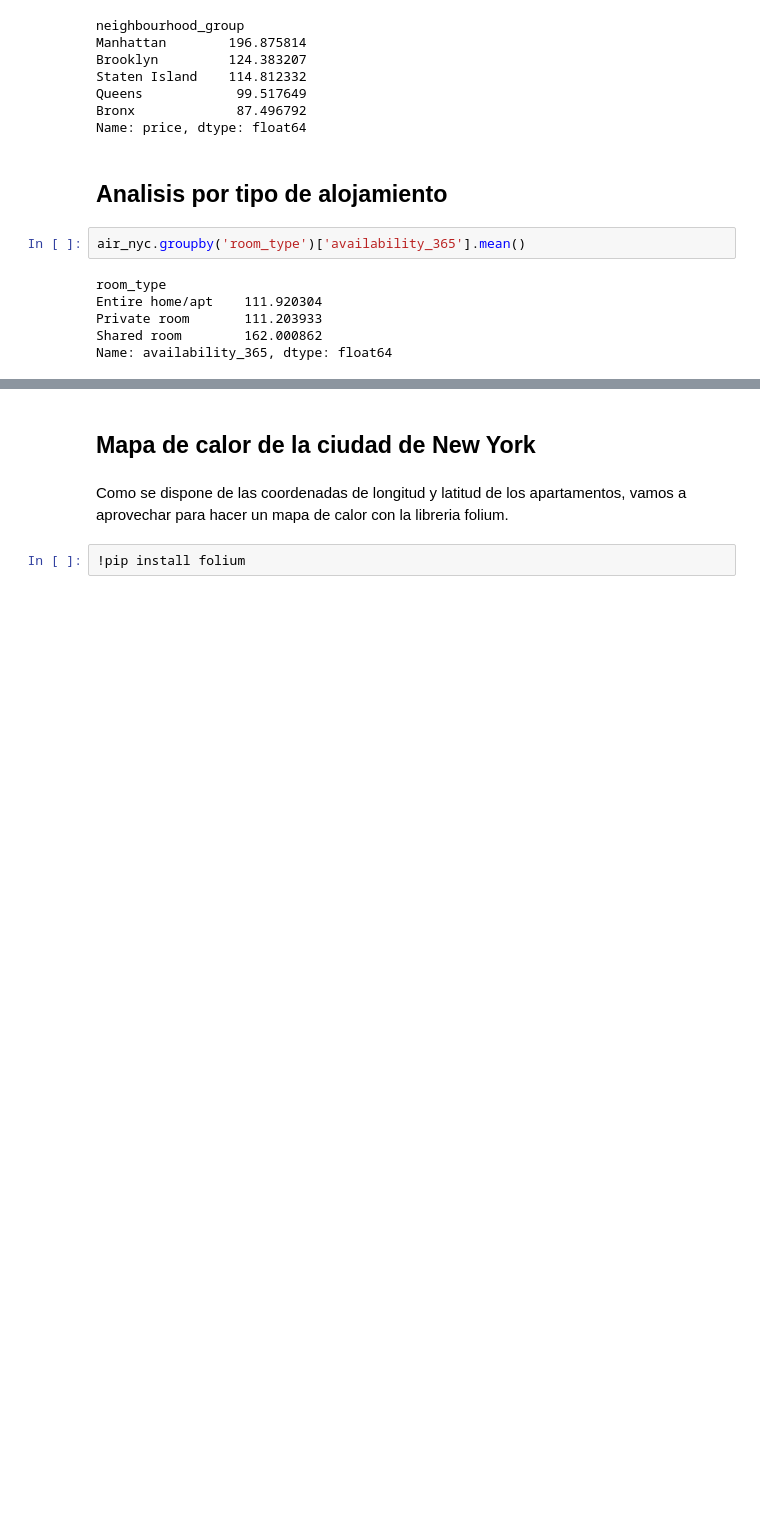
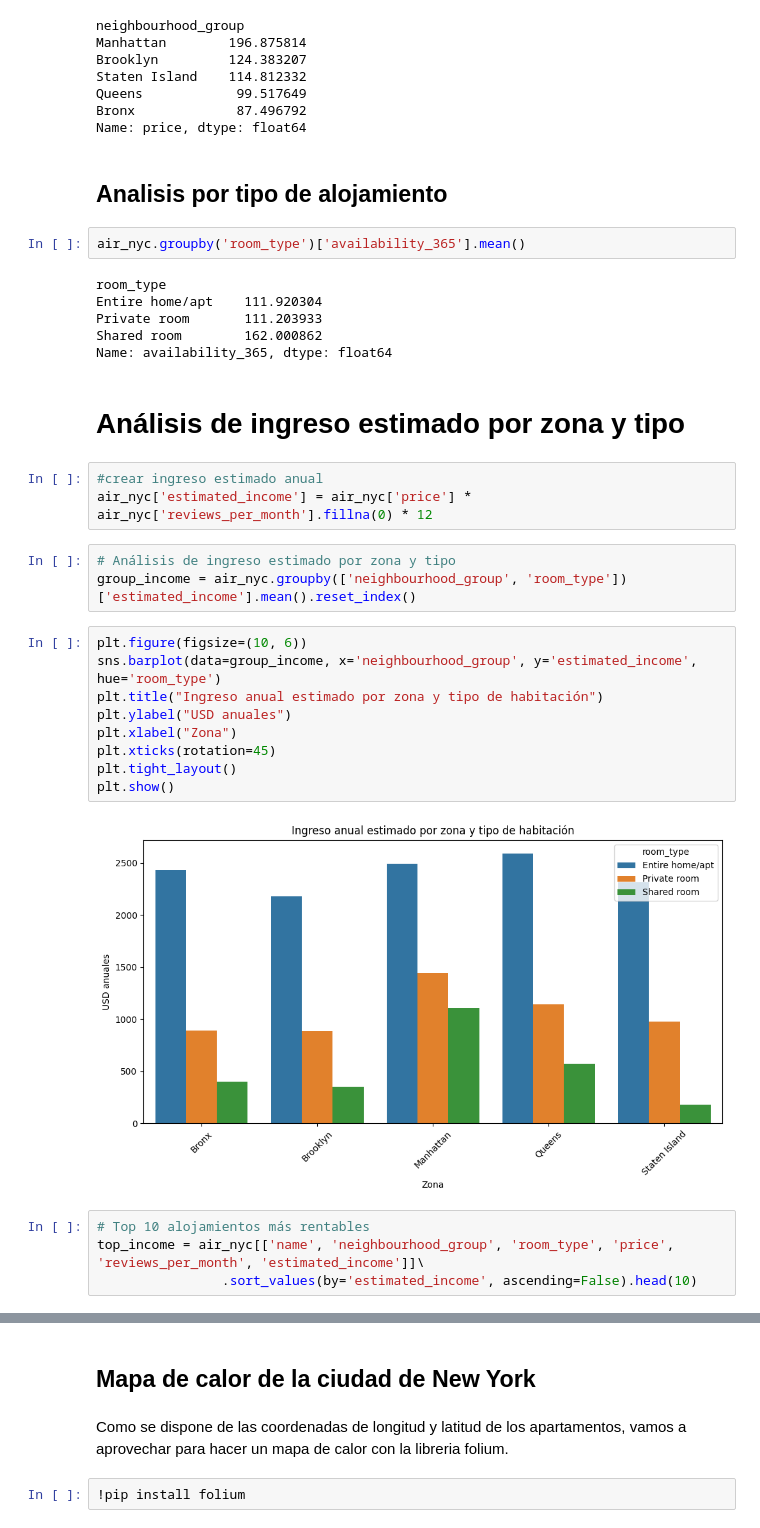
Before and after one commit to MikelCerio/airbnb_nyc, a Jupyter notebook: airbnb_nyc.ipynb, the cells around one changed output, grey strips where cells are left out. Drawn from its saved outputs; the diff is of its cells as text; blank space fills up the shorter version.

```diff
--- a/airbnb_nyc.ipynb
+++ b/airbnb_nyc.ipynb
@@ -149,3 +149,26 @@ Entire home/apt    111.920304
 Private room       111.203933
 Shared room        162.000862
 Name: availability_365, dtype: float64
+# %% [markdown]
+# Análisis de ingreso estimado por zona y tipo
+# %%
+#crear ingreso estimado anual
+air_nyc['estimated_income'] = air_nyc['price'] * air_nyc['reviews_per_month'].fillna(0) * 12
+# %%
+# Análisis de ingreso estimado por zona y tipo
+group_income = air_nyc.groupby(['neighbourhood_group', 'room_type'])['estimated_income'].mean().reset_index()
+# %%
+plt.figure(figsize=(10, 6))
+sns.barplot(data=group_income, x='neighbourhood_group', y='estimated_income', hue='room_type')
+plt.title("Ingreso anual estimado por zona y tipo de habitación")
+plt.ylabel("USD anuales")
+plt.xlabel("Zona")
+plt.xticks(rotation=45)
+plt.tight_layout()
+plt.show()
+# %% [output]
+[figure, added]
+# %%
+# Top 10 alojamientos más rentables
+top_income = air_nyc[['name', 'neighbourhood_group', 'room_type', 'price', 'reviews_per_month', 'estimated_income']]\
+                .sort_values(by='estimated_income', ascending=False).head(10)
```
Also changed, not shown: parts of 3 cells of this notebook, 4 other files.
